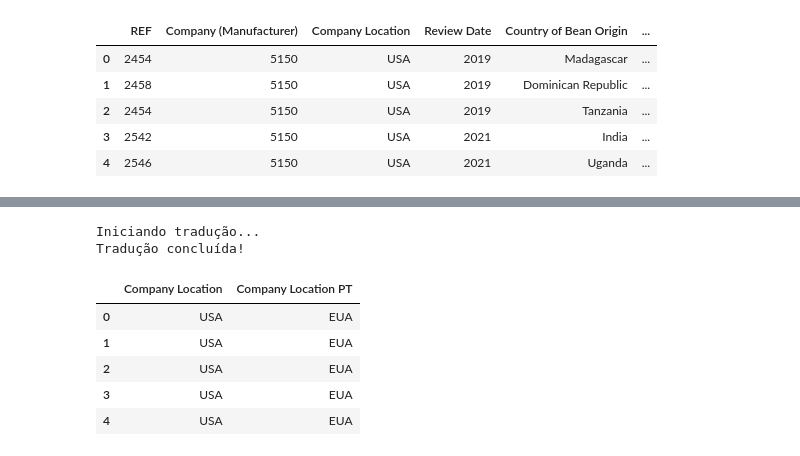
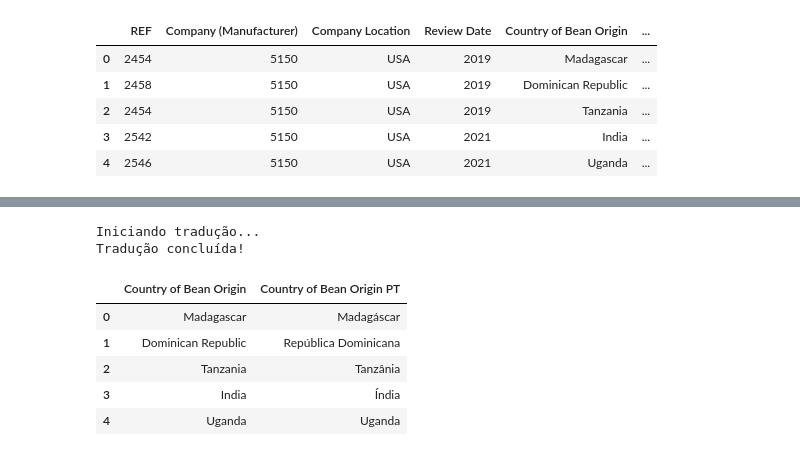
Before and after one commit to cidade-felipe/Flavors-of-Cacao-2006-2024, a Jupyter notebook: notebooks/preprocessed.ipynb, the cells around one changed output, grey strips where cells are left out. Cells and saved outputs as stored; diff of their text form; code cells hidden in the pictures.

```diff
--- a/notebooks/preprocessed.ipynb
+++ b/notebooks/preprocessed.ipynb
@@ -87,5 +91,11 @@ df_2['Cocoa Percent'] = df_2['Cocoa Percent'].str.replace('%','')
+# %%
+df_2['Cocoa Percent'] = df_2['Cocoa Percent'].astype(str)
+# %%
+df_2['Cocoa Percent'] = df_2['Cocoa Percent'].str.replace('.',',')
 # %%
 df_2['Company Location'] = df_2['Company Location'].str.replace('.','')
+# %%
+df_2['Country of Bean Origin'] = df_2['Country of Bean Origin'].str.replace('.','')
 # %%
 df_2.head()
 # %% [output]
@@ -118,0 +129,28 @@ Length: 71, dtype: str
+# %%
+import pandas as pd
+from deep_translator import GoogleTranslator
+
+# 1. Inicializar o tradutor (mais robusto que o googletrans)
+translator = GoogleTranslator(source='en', target='pt')
+
+# 2. Pegar os valores únicos para economizar tempo/API
+valores_unicos = df_2['Company Location'].unique()
+
+# 3. Criar o dicionário de tradução
+mapa_traducao = {}
+print("Iniciando tradução...")
+
+for texto in valores_unicos:
+    try:
+        # A deep-translator não costuma dar o erro de 'NoneType'
+        traducao = translator.translate(texto)
+        mapa_traducao[texto] = traducao
+    except Exception as e:
+        print(f"Erro ao traduzir '{texto}': {e}")
+        mapa_traducao[texto] = texto
+
+# 4. Aplicar na coluna
+df_2['Company Location PT'] = df_2['Company Location'].map(mapa_traducao)
+
+print("Tradução concluída!")
+df_2[['Company Location', 'Company Location PT']].head()
@@ -119,38 +166,38 @@ Length: 71, dtype: str
 # %%
 import pandas as pd
 from deep_translator import GoogleTranslator
 
 # 1. Inicializar o tradutor (mais robusto que o googletrans)
 translator = GoogleTranslator(source='en', target='pt')
 
 # 2. Pegar os valores únicos para economizar tempo/API
-valores_unicos = df_2['Company Location'].unique()
+valores_unicos = df_2['Country of Bean Origin'].unique()
 
 # 3. Criar o dicionário de tradução
 mapa_traducao = {}
 print("Iniciando tradução...")
 
 for texto in valores_unicos:
     try:
         # A deep-translator não costuma dar o erro de 'NoneType'
         traducao = translator.translate(texto)
         mapa_traducao[texto] = traducao
     except Exception as e:
         print(f"Erro ao traduzir '{texto}': {e}")
         mapa_traducao[texto] = texto
 
 # 4. Aplicar na coluna
-df_2['Company Location PT'] = df_2['Company Location'].map(mapa_traducao)
+df_2['Country of Bean Origin PT'] = df_2['Country of Bean Origin'].map(mapa_traducao)
 
 print("Tradução concluída!")
-df_2[['Company Location', 'Company Location PT']].head()
+df_2[['Country of Bean Origin', 'Country of Bean Origin PT']].head()
 # %% [output]
 Iniciando tradução...
 Tradução concluída!
-|  | Company Location | Company Location PT |
-| 0 | USA | EUA |
-| 1 | USA | EUA |
-| 2 | USA | EUA |
-| 3 | USA | EUA |
-| 4 | USA | EUA |
+|  | Country of Bean Origin | Country of Bean Origin PT |
+| 0 | Madagascar | Madagáscar |
+| 1 | Dominican Republic | República Dominicana |
+| 2 | Tanzania | Tanzânia |
+| 3 | India | Índia |
+| 4 | Uganda | Uganda |
 # %%
```
Also changed, not shown: parts of 8 cells of this notebook, 2 other files.
